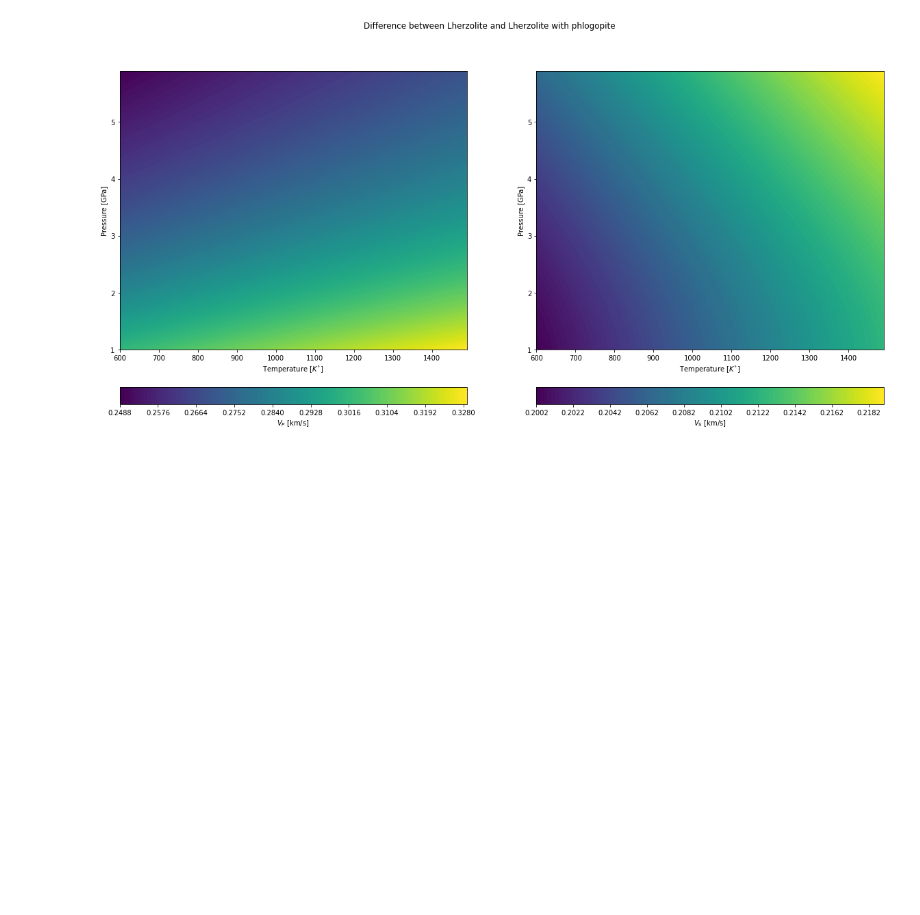
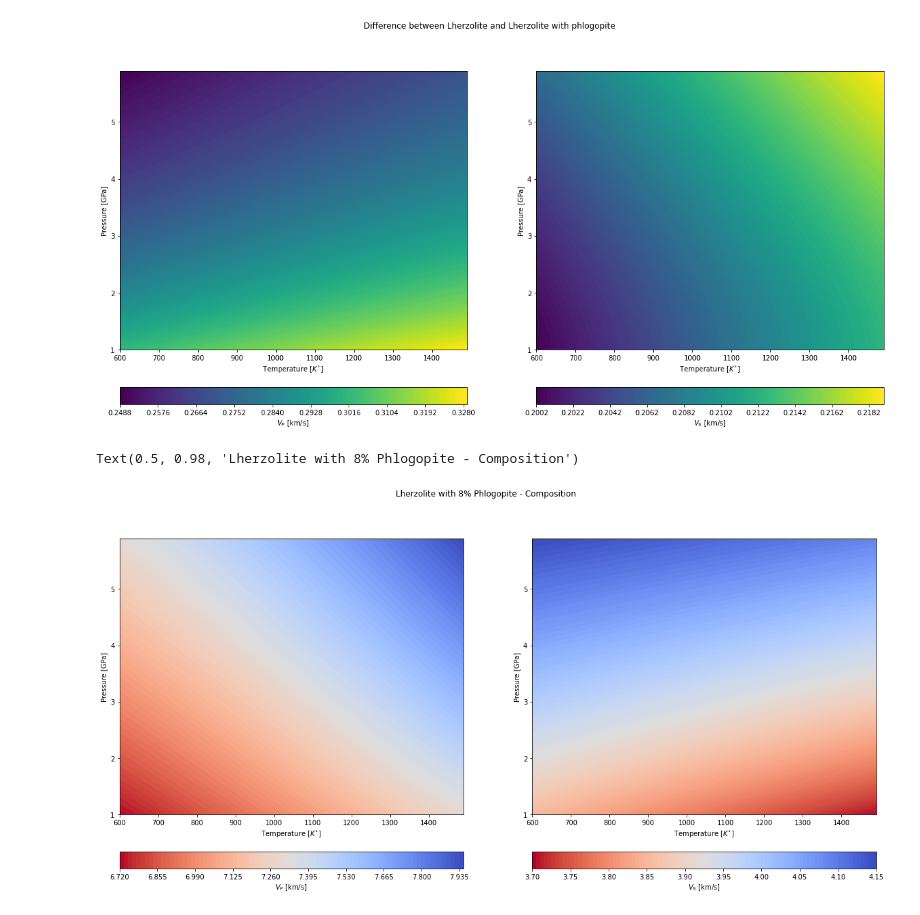
Before and after one commit to sinanozaydin/pide, a Jupyter notebook: examples/notebooks/3_Seismic_Velocity_Calculation.ipynb, the cells around one changed output. Saved outputs shown, nothing was run; the diff lists cells and outputs as text; code cells hidden in the pictures; blank space fills up the shorter version.

```diff
--- a/examples/notebooks/3_Seismic_Velocity_Calculation.ipynb
+++ b/examples/notebooks/3_Seismic_Velocity_Calculation.ipynb
@@ -123,3 +122,28 @@ fig.suptitle('Difference between Lherzolite and Lherzolite with phlogopite')
 # %% [output]
 Text(0.5, 0.98, 'Difference between Lherzolite and Lherzolite with phlogopite')
 [figure]
+# %%
+p_obj.set_solid_phase_method('rock')
+p_obj.set_composition_solid_rock(granite = 1)
+v_bulk_granite,v_p_granite,v_s_granite = p_obj.calculate_seismic_velocities()
+
+fig = plt.figure(figsize = (20,10))
+ax = plt.subplot(121)
+cax = ax.tricontourf(T_array,P_array, v_p_granite, cmap = 'coolwarm_r',levels = 100)
+cax.set_clim(np.amin(v_p_granite),np.amax(v_p_granite))
+ax.set_xlabel(r'Temperature [$K^{\circ}$]')
+ax.set_ylabel(r'Pressure [GPa]')
+cax_cb = fig.colorbar(cax, orientation="horizontal", pad=0.1,
+			 ax = ax, label = r'$V_P$ [km/s]')
+
+ax = plt.subplot(122)
+cax = ax.tricontourf(T_array,P_array, v_s_granite, cmap = 'coolwarm_r',levels = 100)
+cax.set_clim(np.amin(v_s_granite),np.amax(v_s_granite))
+ax.set_xlabel(r'Temperature [$K^{\circ}$]')
+ax.set_ylabel(r'Pressure [GPa]')
+cax_cb = fig.colorbar(cax, orientation="horizontal", pad=0.1,
+			ax = ax, label = r'$V_S$ [km/s]')
+fig.suptitle('Lherzolite with 8% Phlogopite - Composition')
+# %% [output]
+Text(0.5, 0.98, 'Lherzolite with 8% Phlogopite - Composition')
+[figure, added]
```
Also changed, not shown: parts of 2 cells of this notebook, 7 other files.
